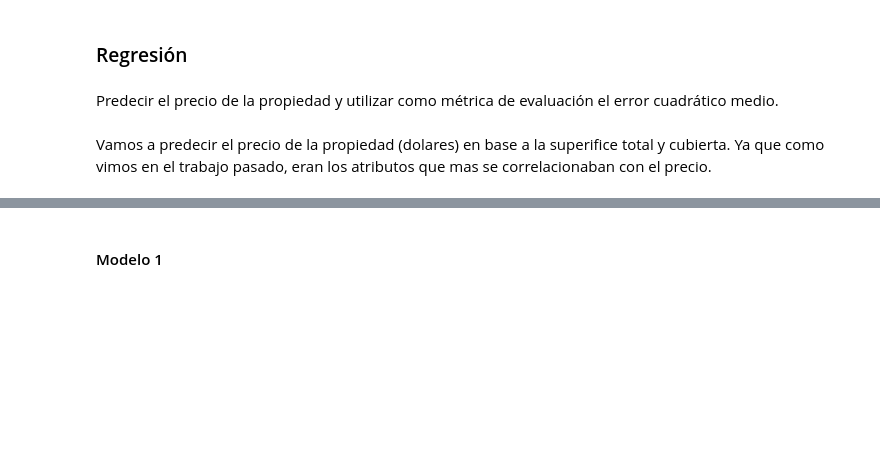
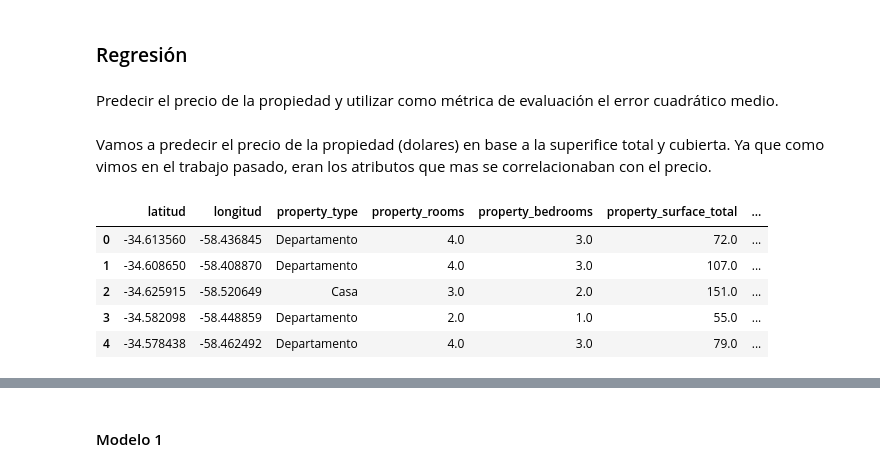
Before and after one commit to Naza26/7506R_TP2_GRUPO01_ENTREGA, a Jupyter notebook: 7506R_TP2_GRUPO01_ENTREGA.ipynb, the cells around one changed output, grey strips where cells are left out. Saved outputs shown, nothing was run; the diff lists cells and outputs as text; code cells hidden in the pictures; blank space fills up the shorter version.

```diff
--- a/7506R_TP2_GRUPO01_ENTREGA.ipynb
+++ b/7506R_TP2_GRUPO01_ENTREGA.ipynb
@@ -43,3 +76,11 @@ Vamos a predecir el precio de la propiedad (dolares) en base a la superifice tot
 # %%
-ds_trabajo = train_ds.drop(['start_date', 'end_date', 'place_l3', 'property_title'], axis=1)
-ds_trabajo.head()
+## Train
+ds_trabajo_train = train_ds.drop(['place_l3', 'property_title'], axis=1)
+ds_trabajo_train.head()
+# %% [output]
+|  | latitud | longitud | property_type | property_rooms | property_bedrooms | property_surface_total | ... |
+| 0 | -34.613560 | -58.436845 | Departamento | 4.0 | 3.0 | 72.0 | ... |
+| 1 | -34.608650 | -58.408870 | Departamento | 4.0 | 3.0 | 107.0 | ... |
+| 2 | -34.625915 | -58.520649 | Casa | 3.0 | 2.0 | 151.0 | ... |
+| 3 | -34.582098 | -58.448859 | Departamento | 2.0 | 1.0 | 55.0 | ... |
+| 4 | -34.578438 | -58.462492 | Departamento | 4.0 | 3.0 | 79.0 | ... |
```
Also changed, not shown: parts of 17 cells of this notebook.
